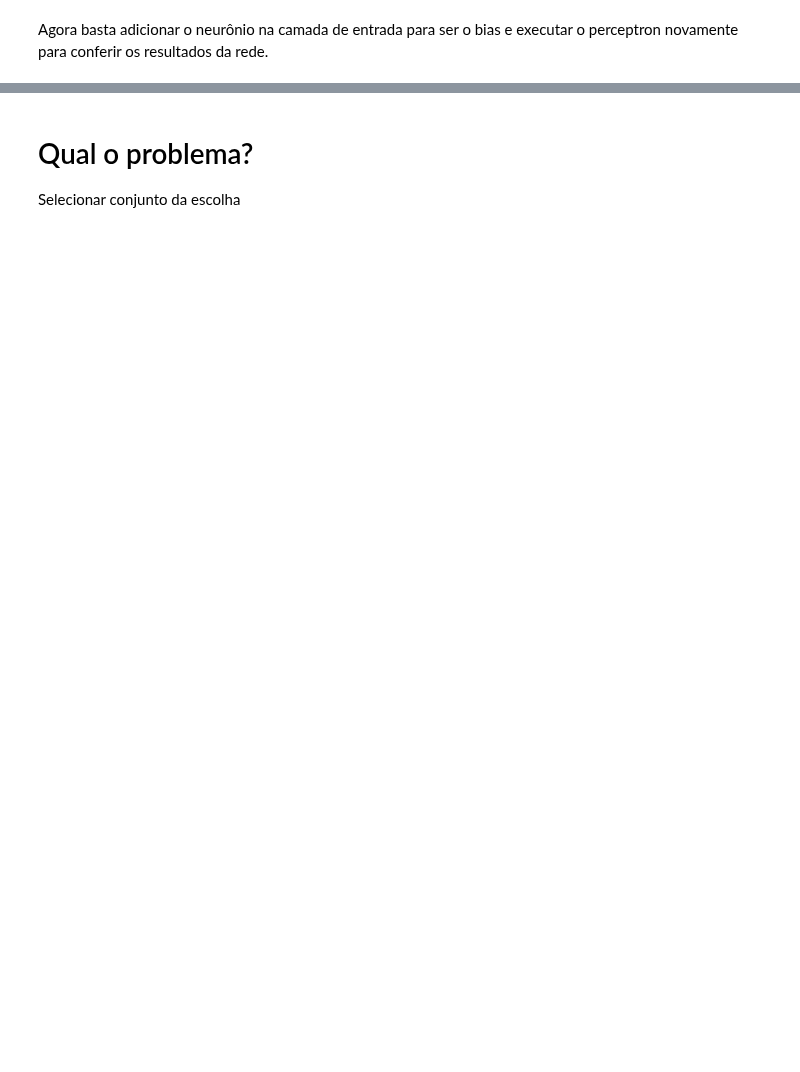
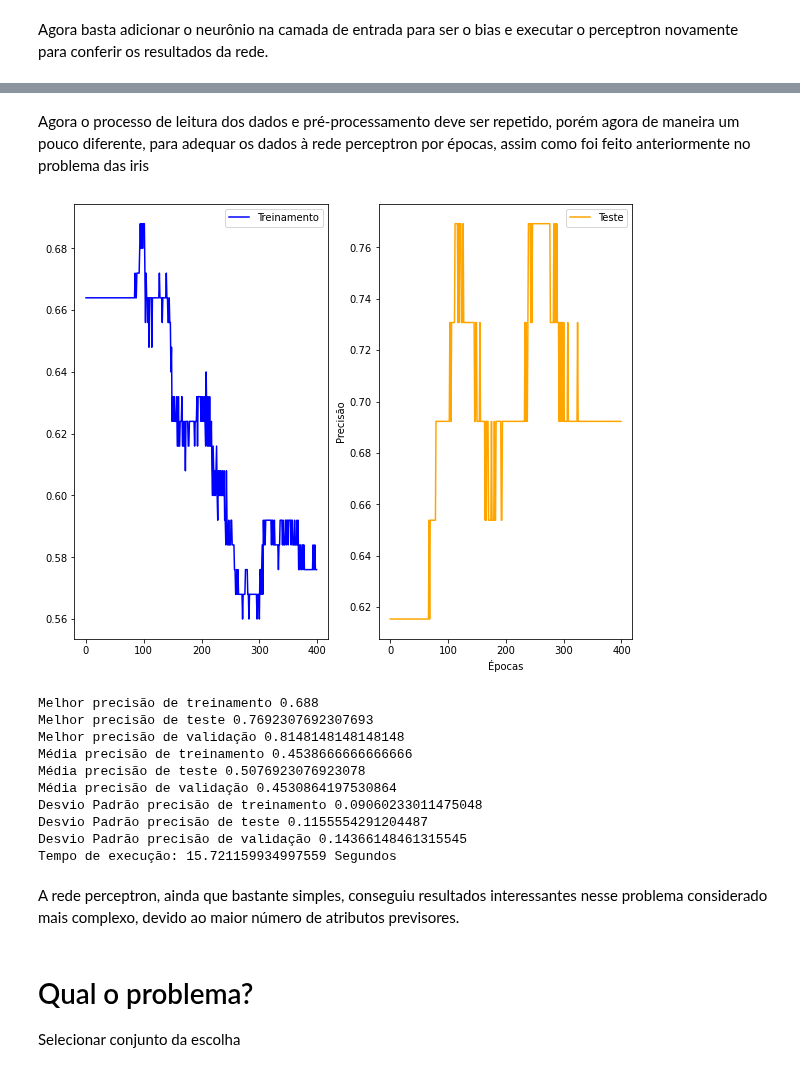
Before and after one commit to AlvaroCavalcante/computacao-bioinspirada, a Jupyter notebook: redes neurais/redes_neurais_trabalho.ipynb, the cells around one changed output, grey strips where cells are left out. Cells and saved outputs as stored; diff of their text form; code cells hidden in the pictures; blank space fills up the shorter version.

Commit message:
adicionado execução perceptron por épocas no trabalho

```diff
--- a/redes neurais/redes_neurais_trabalho.ipynb
+++ b/redes neurais/redes_neurais_trabalho.ipynb
@@ -624,7 +624,7 @@ classe = classe.apply(lambda row: transformar_categorico_em_numerico(row, dict_c
 # %% [markdown]
 Isso é necessário pois a classe foi codificada em um novo formato de matriz ao invés de array, para trabalhar com as operações matemáticas de uma vez só em todos os registros. Para isso, foram feitas alterações no método de *codificar_classe*.
 # %%
-def codificar_classe():
+def codificar_classe_epoca():
     classe_codificada = {}
 
     array_classe = np.array([[1]  + ([0] * (len(classe.unique()) - 1)) ]) # estrutura de matriz
@@ -642,7 +642,7 @@ def codificar_classe():
 # %% [markdown]
 Uma vez criado a estrutura de classe por matriz, criamos a variável *classe_nova* que vai transformar todas as classes do problema no formato de matriz.
 # %%
-classe_codificada = codificar_classe()
+classe_codificada = codificar_classe_epoca()
 classe_nova = []
 
 for i in classe: # percorre as classes do dataframe
@@ -892,0 +903,2 @@ TypeError: only size-1 arrays can be converted to Python scalars
+# %% [markdown]
+Agora o processo de leitura dos dados e pré-processamento deve ser repetido, porém agora de maneira um pouco diferente, para adequar os dados à rede perceptron por épocas, assim como foi feito anteriormente no problema das iris
@@ -893,3 +922,19 @@ TypeError: only size-1 arrays can be converted to Python scalars
+# %%
+executar_perceptron_epoca(funcao_ativacao_sigmoid_epoca, funcao_custo_mse_epoca, 400, [-0.005, 0.005])
+# %% [output]
+[figure, added]
+Melhor precisão de treinamento 0.688
+Melhor precisão de teste 0.7692307692307693
+Melhor precisão de validação 0.8148148148148148
+Média precisão de treinamento 0.4538666666666666
+Média precisão de teste 0.5076923076923078
+Média precisão de validação 0.4530864197530864
+Desvio Padrão precisão de treinamento 0.09060233011475048
+Desvio Padrão precisão de teste 0.1155554291204487
+Desvio Padrão precisão de validação 0.14366148461315545
+Tempo de execução: 15.721159934997559 Segundos
+# %% [markdown]
+A rede perceptron, ainda que bastante simples, conseguiu resultados interessantes nesse problema considerado mais complexo, devido ao maior número de atributos previsores.
 # %% [markdown]
 # Qual o problema?
 Selecionar conjunto da escolha
```
Also changed, not shown: parts of 4 cells of this notebook.
